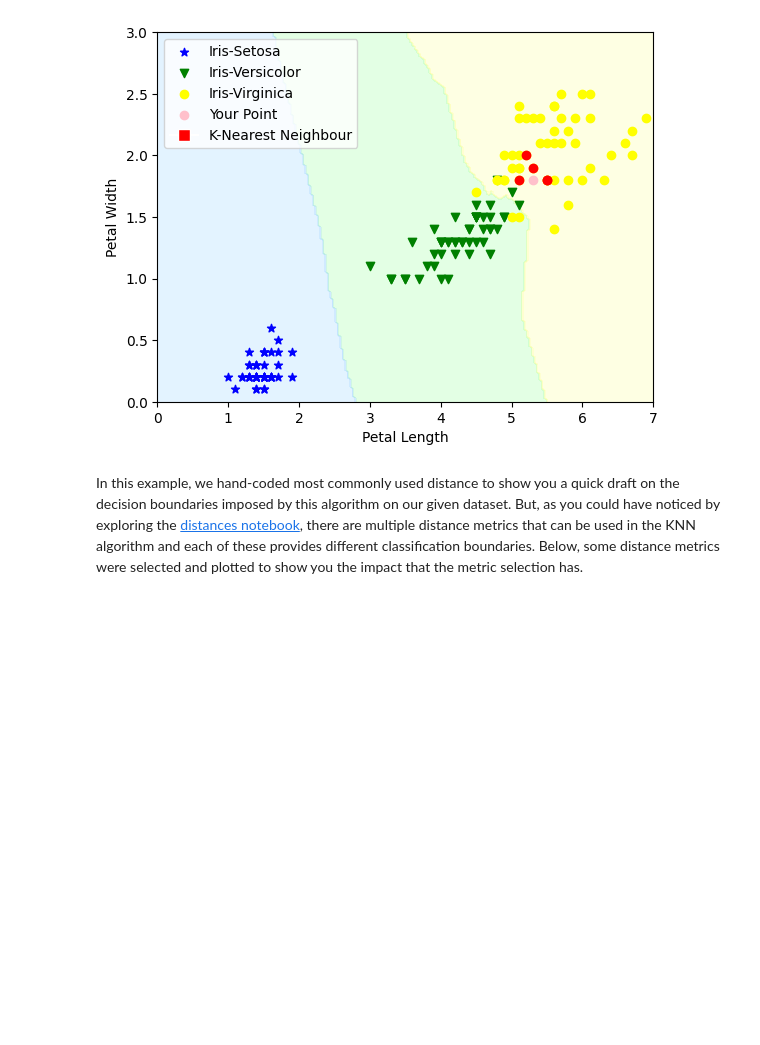
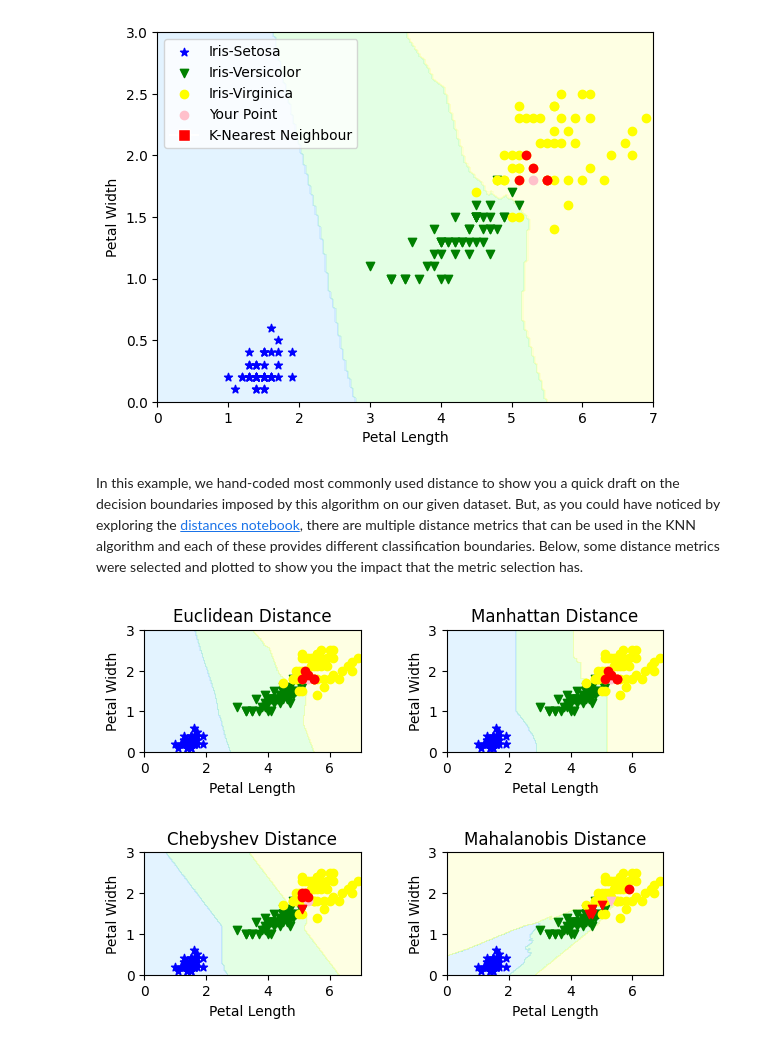
Before and after one commit to davidterroso/ML, a Jupyter notebook: classification/knn.ipynb, the cells around one changed output. Cells and saved outputs as stored; diff of their text form; code cells hidden in the pictures; blank space fills up the shorter version.

Commit message:
different decision boundaries depending on the distance function

```diff
--- a/classification/knn.ipynb
+++ b/classification/knn.ipynb
@@ -110,19 +117,23 @@ y = iris["target"]
 k = 5
 
 def calc_dist_euclid_2(point1, point2):
+    """Calculates the Euclidean distance between
+    two given points."""
     current_sum = 0
     for coord in range(X.shape[1]):
         current_sum += (point1[coord] - point2[coord]) ** 2
     return current_sum ** ( 1 / 2 )
 
-def predict_knn_2(x_train, y_train, point):
+def predict_knn_2(x_train, y_train, point, k_neigh):
+    """Predicts a given point class based on the
+    number of votes from the top-k neighbours."""
     dists = []
     for idx, train_point in enumerate(x_train):
         dist = calc_dist_euclid_2(point, train_point)
         dists.append((dist, y_train[idx], train_point))
 
     dists.sort(key=lambda tup: tup[0])
-    votes = dists[:k]
+    votes = dists[:k_neigh]
     total_votes = np.zeros(len(np.unique(y_train)))
     k_neighbours_list = []
     for vote in votes:
@@ -140,12 +151,15 @@ data_points = np.c_[xx.ravel(), yy.ravel()]
 
 predictions = np.zeros(data_points.shape[0])
 for sample in range(data_points.shape[0]):
-    predictions[sample], _ = predict_knn_2(x_train=X, y_train=y, point=data_points[sample, :])
+    predictions[sample], _ = predict_knn_2(x_train=X,
+                                           y_train=y,
+                                           point=data_points[sample, :],
+                                           k_neigh=k)
 
 predictions = predictions.reshape(xx.shape)
 
-your_point_class = int(predict_knn_2(X, y, point=your_point)[0])
-k_neighbours = predict_knn_2(X, y, point=your_point)[1]
+your_point_class = int(predict_knn_2(X, y, point=your_point, k_neigh=k)[0])
+k_neighbours = predict_knn_2(X, y, point=your_point, k_neigh=k)[1]
 
 X_setosa = X[y==0]
 X_versicolor = X[y==1]
@@ -209,7 +223,7 @@ from sklearn.metrics import DistanceMetric
 import numpy as np
 import matplotlib.pyplot as plt
 from matplotlib.colors import ListedColormap
-from matplotlib.lines import Line2D
+from math import ceil
 
 your_point = [5.3, 1.8] # your point with coordinates [x,y]
 
@@ -227,24 +241,33 @@ distances = {
 }
 
 def get_dist(dist_name, x: np.ndarray | None) -> DistanceMetric:
+    """Gets the corresponding DistanceMetric object for a given
+    distance name."""
     if dist_name == 'mahalanobis' and x is not None:
-        return DistanceMetric.get_metric('mahalanobis', V=np.cov(x))
+        # rowvar=False indicates that the variables are represented in the
+        # columns rather than the rows
+        return DistanceMetric.get_metric('mahalanobis', V=np.cov(x, rowvar=False))
     return distances[dist_name]
 
 def calc_dist(dist_name, point1, point2, x: None):
+    """Calculates the selected distance between two given points.
+    In case the calculated distance is Mahalanobis, requires the
+    `x` matrix."""
     dist_fun = get_dist(dist_name, x)
     dist_scalar = dist_fun.pairwise(np.array([point1]),
                                     np.array([point2]))
     return dist_scalar
 
-def predict_knn_3(x_train, y_train, point, dist_name):
+def predict_knn_3(x_train, y_train, point, dist_name, k_neigh):
+    """Predicts a given point class based on the
+    number of votes from the top-k neighbours."""
     dists = []
     for idx, train_point in enumerate(x_train):
         dist = calc_dist(dist_name, point, train_point, x_train)
         dists.append((dist, y_train[idx], train_point))
 
     dists.sort(key=lambda tup: tup[0])
-    votes = dists[:k]
+    votes = dists[:k_neigh]
     total_votes = np.zeros(len(np.unique(y_train)))
     k_neighbours_md = []
     for vote in votes:
@@ -260,18 +283,32 @@ xx, yy = np.meshgrid(np.linspace(x_min, x_max, 200),
 
 data_points = np.c_[xx.ravel(), yy.ravel()]
 
-for distance_name in distances:
+ROWS = 2
+cols = ceil(len(distances.keys()) / 2)
+fig, axes = plt.subplots(ROWS, cols)
+axes = axes.flatten()
+
+for index, distance_name in enumerate(distances):
     predictions = np.zeros(data_points.shape[0])
     for sample in range(data_points.shape[0]):
         predictions[sample], _ = predict_knn_3(x_train=X,
                                                y_train=y,
                                                point=data_points[sample, :],
-                                               dist_name=distance_name)
+                                               dist_name=distance_name,
+                                               k_neigh=k)
 
     predictions = predictions.reshape(xx.shape)
 
-    your_point_class = int(predict_knn_3(X, y, point=your_point, dist_name=distance_name)[0])
-    k_neighbours = predict_knn_3(X, y, point=your_point, dist_name=distance_name)[1]
+    your_point_class = int(predict_knn_3(X,
+                                         y,
+                                         point=your_point,
+                                         dist_name=distance_name,
+                                         k_neigh=k)[0])
+    k_neighbours = predict_knn_3(X,
+                                 y,
+                                 point=your_point,
+                                 dist_name=distance_name,
+                                 k_neigh=k)[1]
 
     X_setosa = X[y==0]
     X_versicolor = X[y==1]
@@ -279,59 +316,50 @@ for distance_name in distances:
 
     cmap = ListedColormap(["#a5d8ff", "#a5ffa6", "#feffa5"])
 
-    plt.axis((0.,7., 0.,3.))
-    plt.contourf(xx, yy, predictions, alpha=0.3, cmap=cmap)
-    plt.scatter(X_setosa[:,0],
+    axes[index].axis((0.,7., 0.,3.))
+    axes[index].contourf(xx, yy, predictions, alpha=0.3, cmap=cmap)
+    axes[index].scatter(X_setosa[:,0],
                 X_setosa[:,1],
                 marker="*",
                 c="blue", label="Iris-Setosa")
-    plt.scatter(X_versicolor[:,0],
+    axes[index].scatter(X_versicolor[:,0],
                 X_versicolor[:,1],
                 marker="v",
                 c="green",
                 label="Iris-Versicolor")
-    plt.scatter(X_virginica[:,0],
+    axes[index].scatter(X_virginica[:,0],
                 X_virginica[:,1],
                 marker="o",
                 c="yellow",
                 label="Iris-Virginica")
 
     label_to_marker = {
         0: "*",
         1: "v",
         2: "o",
     }
 
-    plt.scatter(your_point[0],
+    axes[index].scatter(your_point[0],
                 your_point[1],
                 marker=label_to_marker[your_point_class],
                 c="pink",
                 label="Your Point")
 
     for neighbour_idx in range(k):
         marker = label_to_marker[k_neighbours[neighbour_idx][1]]
-        plt.scatter(
+        axes[index].scatter(
             k_neighbours[neighbour_idx][0][0],
             k_neighbours[neighbour_idx][0][1],
             marker=marker,
             c="red"
         )
 
-    knn_legend = Line2D(
-        [0], [0],
-        marker='s',
-        color='w',
-        markerfacecolor='red',
-        markersize=8,
-        label='K-Nearest Neighbour'
-    )
-    handles, labels = plt.gca().get_legend_handles_labels()
+    axes[index].set_xlabel("Petal Length")
+    axes[index].set_ylabel("Petal Width")
 
-    handles.append(knn_legend)
-    labels.append("K-Nearest Neighbour")
+    axes[index].set_title(f"{distance_name.capitalize()} Distance")
 
-    plt.legend(handles, labels, loc=2)
-
-    plt.xlabel("Petal Length")
-    plt.ylabel("Petal Width")
-    plt.show()
+plt.tight_layout(pad=2.5)
+plt.show()
+# %% [output]
+[figure, added]
```
Also changed, not shown: parts of 1 cell of this notebook.
